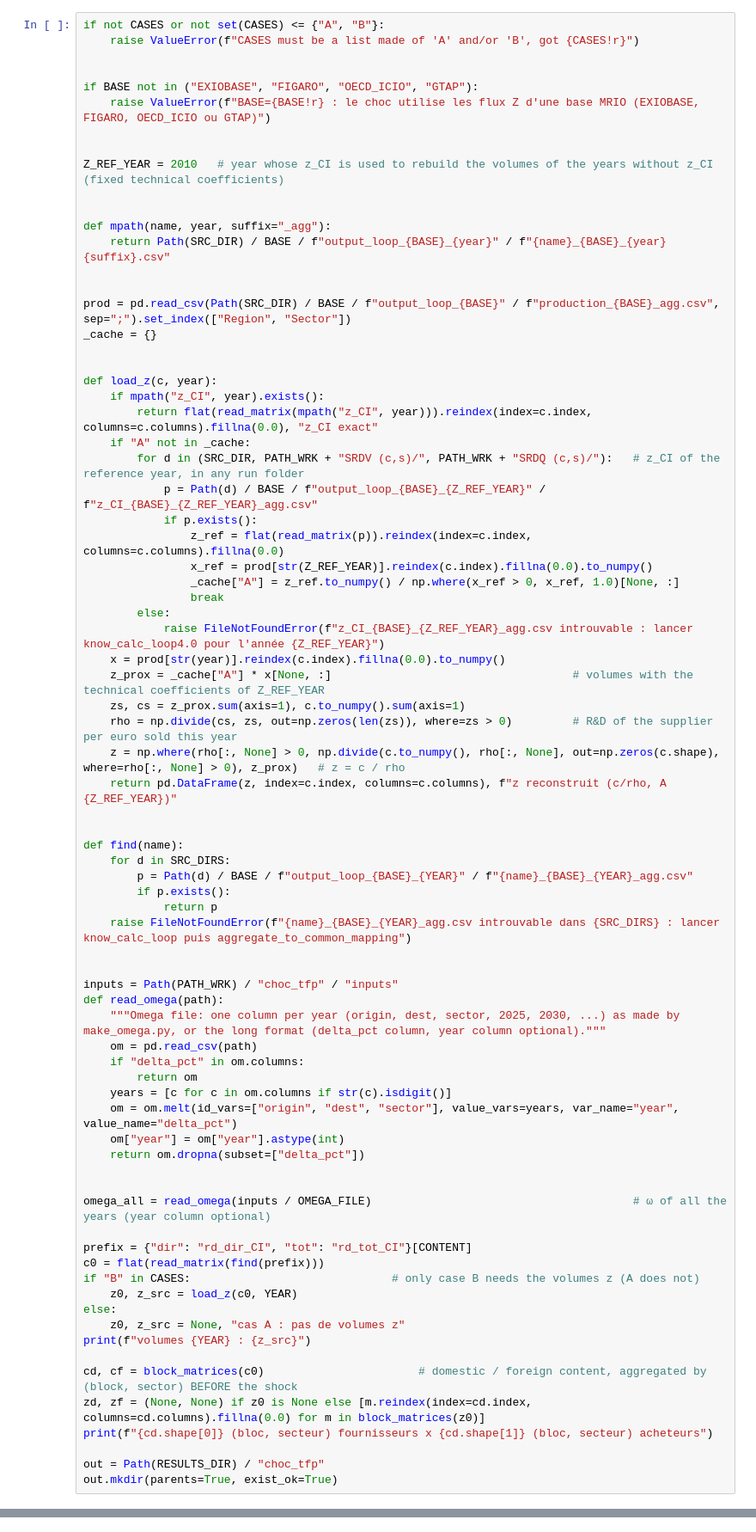
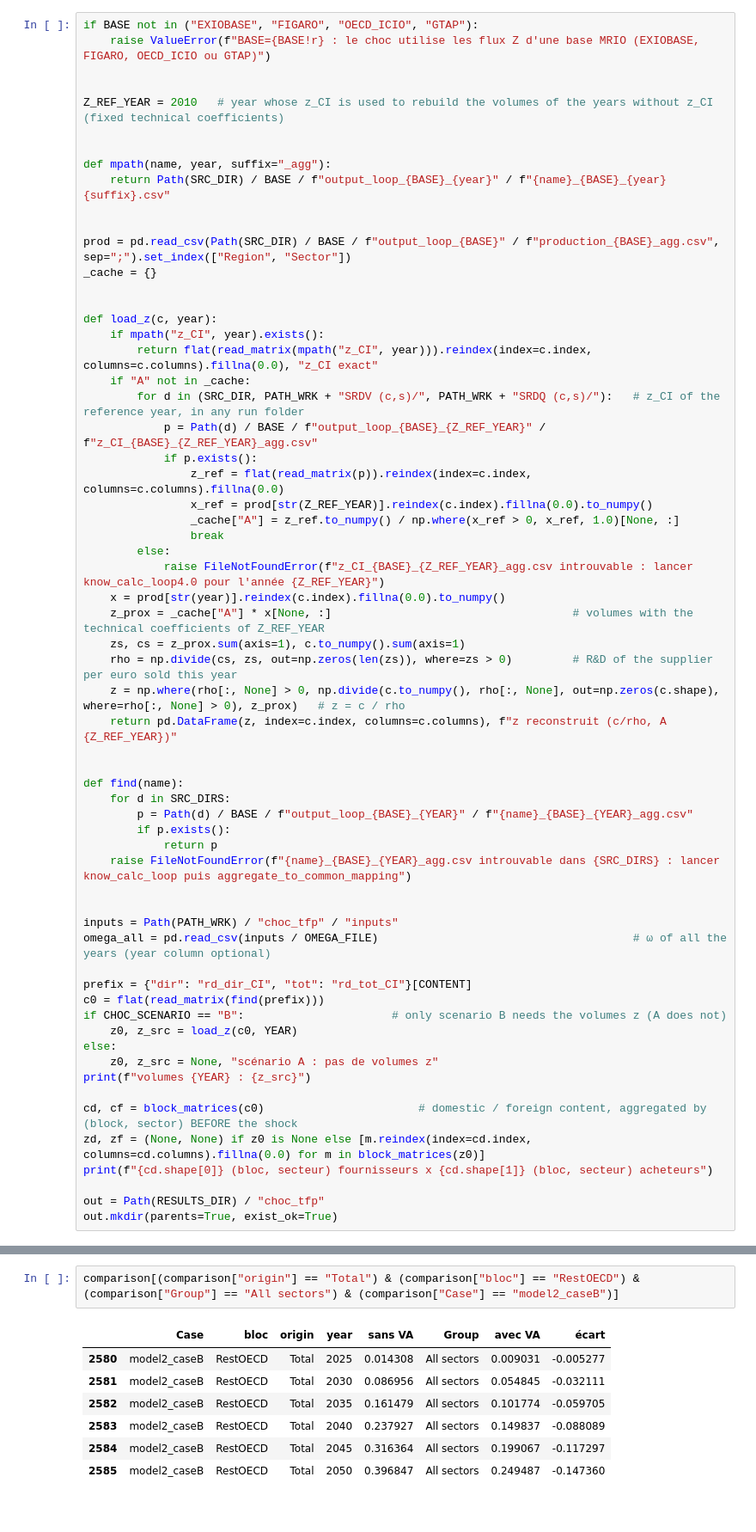
Before and after one commit to CristCarp/ENTICE_estimation, a Jupyter notebook: choc_tfp/choc_horizon_5.0.ipynb, the cells around one changed output, grey strips where cells are left out. Shown at 86% size. Cells and saved outputs as stored; diff of their text form.

```diff
--- a/choc_tfp/choc_horizon_5.0.ipynb
+++ b/choc_tfp/choc_horizon_5.0.ipynb
@@ -201,8 +198,4 @@ def shock_bilateral(cd, cf, zd, zf, omega, beta, model, aggregates=AGGREGATES, m
 # %%
-if not CASES or not set(CASES) <= {"A", "B"}:
-    raise ValueError(f"CASES must be a list made of 'A' and/or 'B', got {CASES!r}")
-
-
 if BASE not in ("EXIOBASE", "FIGARO", "OECD_ICIO", "GTAP"):
     raise ValueError(f"BASE={BASE!r} : le choc utilise les flux Z d'une base MRIO (EXIOBASE, FIGARO, OECD_ICIO ou GTAP)")
 
@@ -248,25 +241,14 @@ def find(name):
 
 
 inputs = Path(PATH_WRK) / "choc_tfp" / "inputs"
-def read_omega(path):
-    """Omega file: one column per year (origin, dest, sector, 2025, 2030, ...) as made by make_omega.py, or the long format (delta_pct column, year column optional)."""
-    om = pd.read_csv(path)
-    if "delta_pct" in om.columns:
-        return om
-    years = [c for c in om.columns if str(c).isdigit()]
-    om = om.melt(id_vars=["origin", "dest", "sector"], value_vars=years, var_name="year", value_name="delta_pct")
-    om["year"] = om["year"].astype(int)
-    return om.dropna(subset=["delta_pct"])
-
-
-omega_all = read_omega(inputs / OMEGA_FILE)                                       # ω of all the years (year column optional)
+omega_all = pd.read_csv(inputs / OMEGA_FILE)                                      # ω of all the years (year column optional)
 
 prefix = {"dir": "rd_dir_CI", "tot": "rd_tot_CI"}[CONTENT]
 c0 = flat(read_matrix(find(prefix)))
-if "B" in CASES:                              # only case B needs the volumes z (A does not)
+if CHOC_SCENARIO == "B":                      # only scenario B needs the volumes z (A does not)
     z0, z_src = load_z(c0, YEAR)
 else:
-    z0, z_src = None, "cas A : pas de volumes z"
+    z0, z_src = None, "scénario A : pas de volumes z"
 print(f"volumes {YEAR} : {z_src}")
 
 cd, cf = block_matrices(c0)                       # domestic / foreign content, aggregated by (block, sector) BEFORE the shock
@@ -487,0 +532,10 @@ print(f"{len(export)} lignes (sans / avec pondération par la VA) écrites dans
+# %%
+comparison[(comparison["origin"] == "Total") & (comparison["bloc"] == "RestOECD") & (comparison["Group"] == "All sectors") & (comparison["Case"] == "model2_caseB")]
+# %% [output]
+|  | Case | bloc | origin | year | sans VA | Group | avec VA | écart |
+| 2580 | model2_caseB | RestOECD | Total | 2025 | 0.014308 | All sectors | 0.009031 | -0.005277 |
+| 2581 | model2_caseB | RestOECD | Total | 2030 | 0.086956 | All sectors | 0.054845 | -0.032111 |
+| 2582 | model2_caseB | RestOECD | Total | 2035 | 0.161479 | All sectors | 0.101774 | -0.059705 |
+| 2583 | model2_caseB | RestOECD | Total | 2040 | 0.237927 | All sectors | 0.149837 | -0.088089 |
+| 2584 | model2_caseB | RestOECD | Total | 2045 | 0.316364 | All sectors | 0.199067 | -0.117297 |
+| 2585 | model2_caseB | RestOECD | Total | 2050 | 0.396847 | All sectors | 0.249487 | -0.147360 |
```
Also changed, not shown: parts of 14 cells of this notebook, 32 other files.
